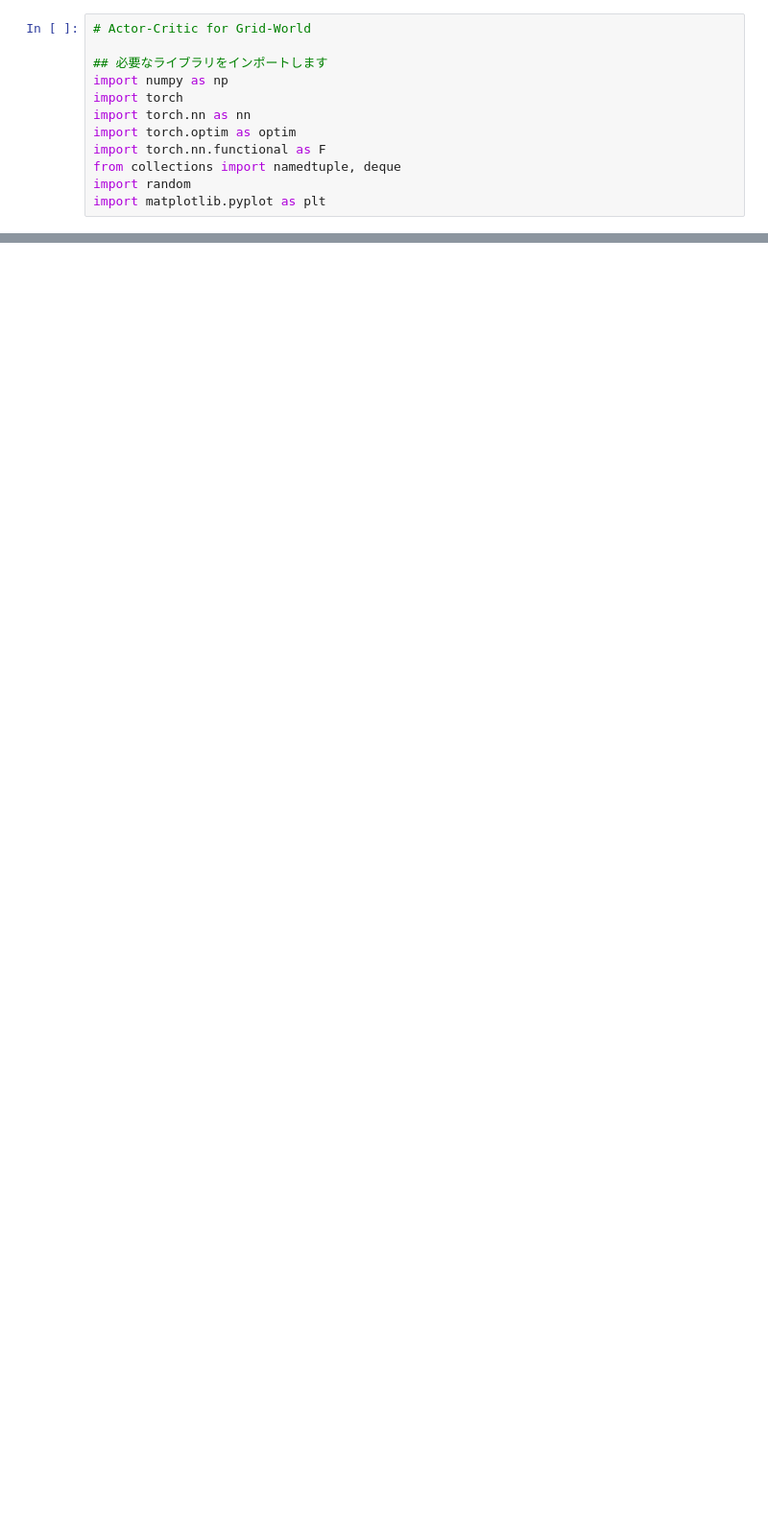
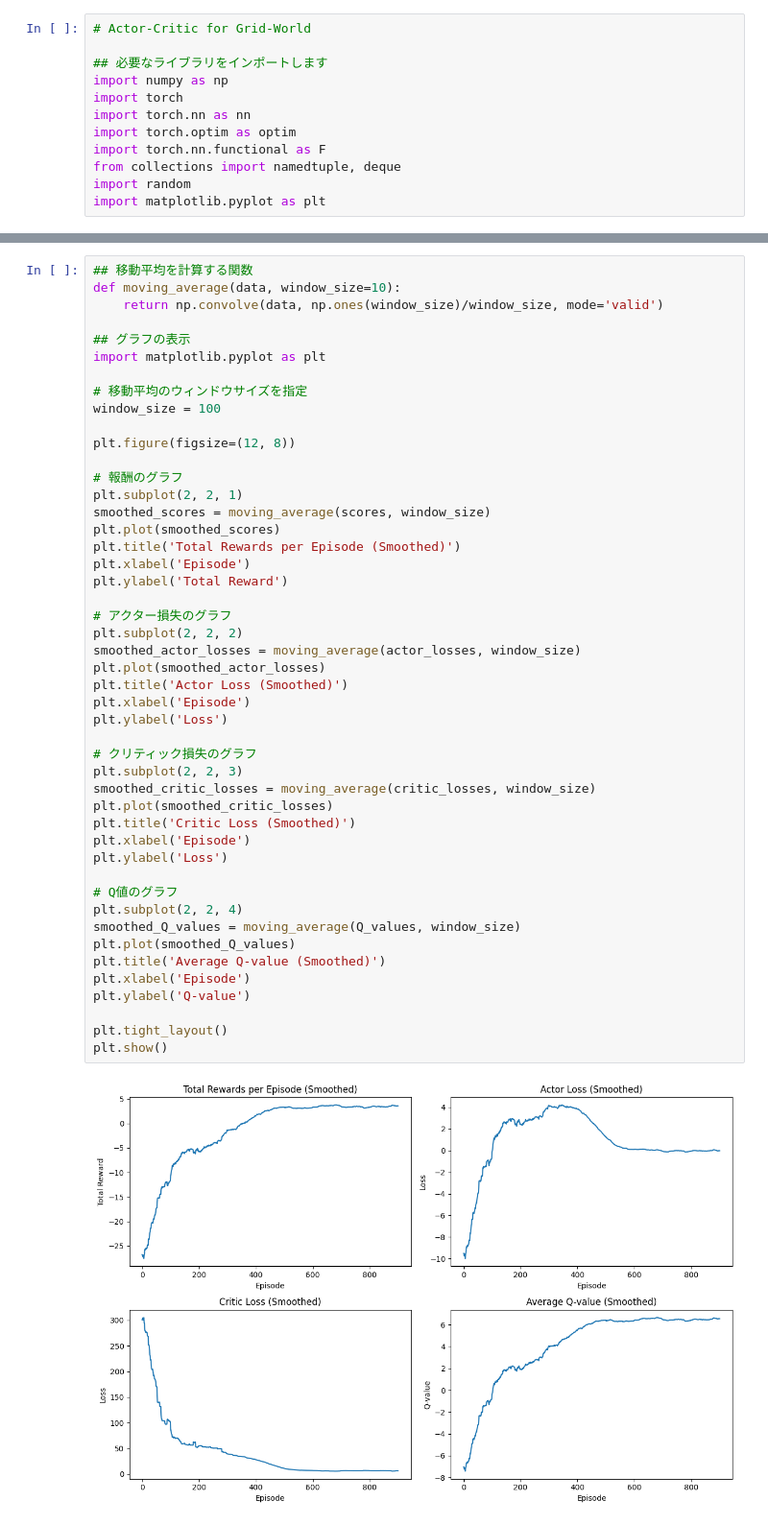
Before and after one commit to AriRyo/kjmlab_intern, a Jupyter notebook: notebook/grid-world-test6.ipynb, the cells around one changed output, grey strips where cells are left out. Shown: that part at 96% size. Saved outputs shown, nothing was run; the diff lists cells and outputs as text; blank space fills up the shorter version.

```diff
--- a/notebook/grid-world-test6.ipynb
+++ b/notebook/grid-world-test6.ipynb
@@ -229 +242,50 @@ plt.show()
+# %%
+## 移動平均を計算する関数
+def moving_average(data, window_size=10):
+    return np.convolve(data, np.ones(window_size)/window_size, mode='valid')
+
+## グラフの表示
+import matplotlib.pyplot as plt
+
+# 移動平均のウィンドウサイズを指定
+window_size = 100
+
+plt.figure(figsize=(12, 8))
+
+# 報酬のグラフ
+plt.subplot(2, 2, 1)
+smoothed_scores = moving_average(scores, window_size)
+plt.plot(smoothed_scores)
+plt.title('Total Rewards per Episode (Smoothed)')
+plt.xlabel('Episode')
+plt.ylabel('Total Reward')
+
+# アクター損失のグラフ
+plt.subplot(2, 2, 2)
+smoothed_actor_losses = moving_average(actor_losses, window_size)
+plt.plot(smoothed_actor_losses)
+plt.title('Actor Loss (Smoothed)')
+plt.xlabel('Episode')
+plt.ylabel('Loss')
+
+# クリティック損失のグラフ
+plt.subplot(2, 2, 3)
+smoothed_critic_losses = moving_average(critic_losses, window_size)
+plt.plot(smoothed_critic_losses)
+plt.title('Critic Loss (Smoothed)')
+plt.xlabel('Episode')
+plt.ylabel('Loss')
+
+# Q値のグラフ
+plt.subplot(2, 2, 4)
+smoothed_Q_values = moving_average(Q_values, window_size)
+plt.plot(smoothed_Q_values)
+plt.title('Average Q-value (Smoothed)')
+plt.xlabel('Episode')
+plt.ylabel('Q-value')
+
+plt.tight_layout()
+plt.show()
+# %% [output]
+[figure, added]
 # %%
```
Also changed, not shown: parts of 12 cells of this notebook.
